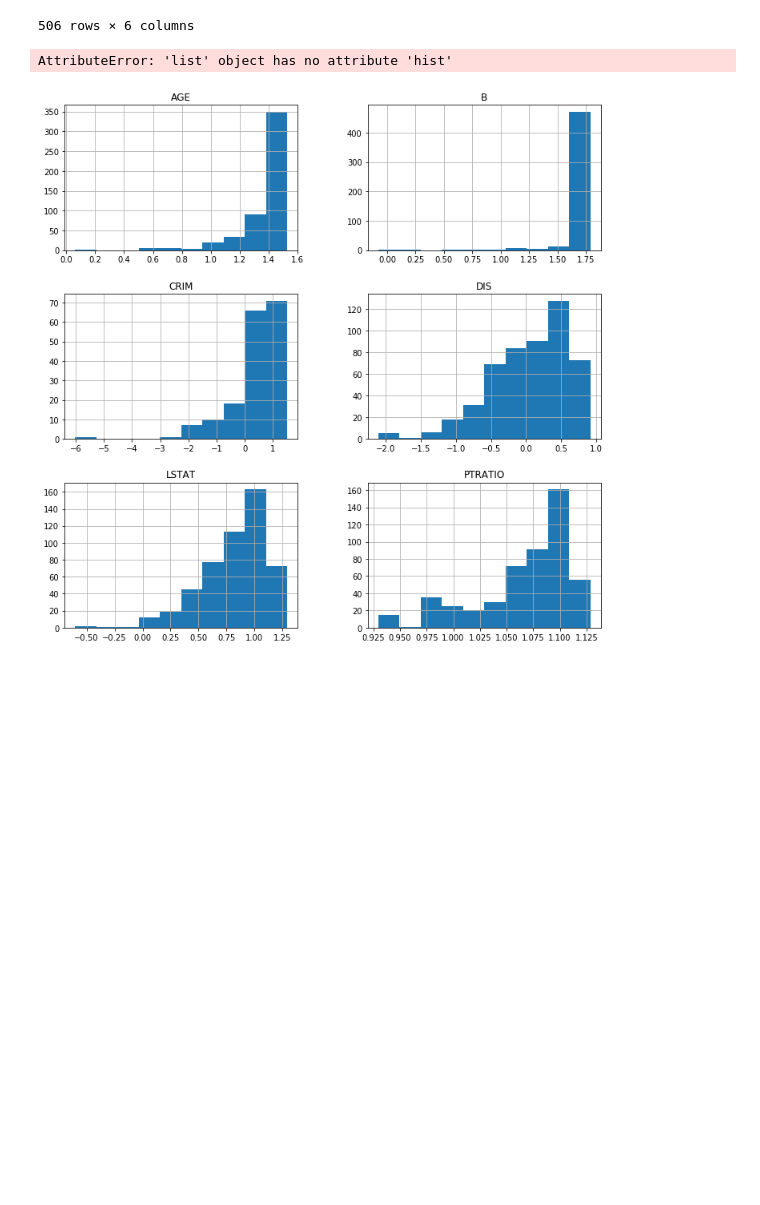
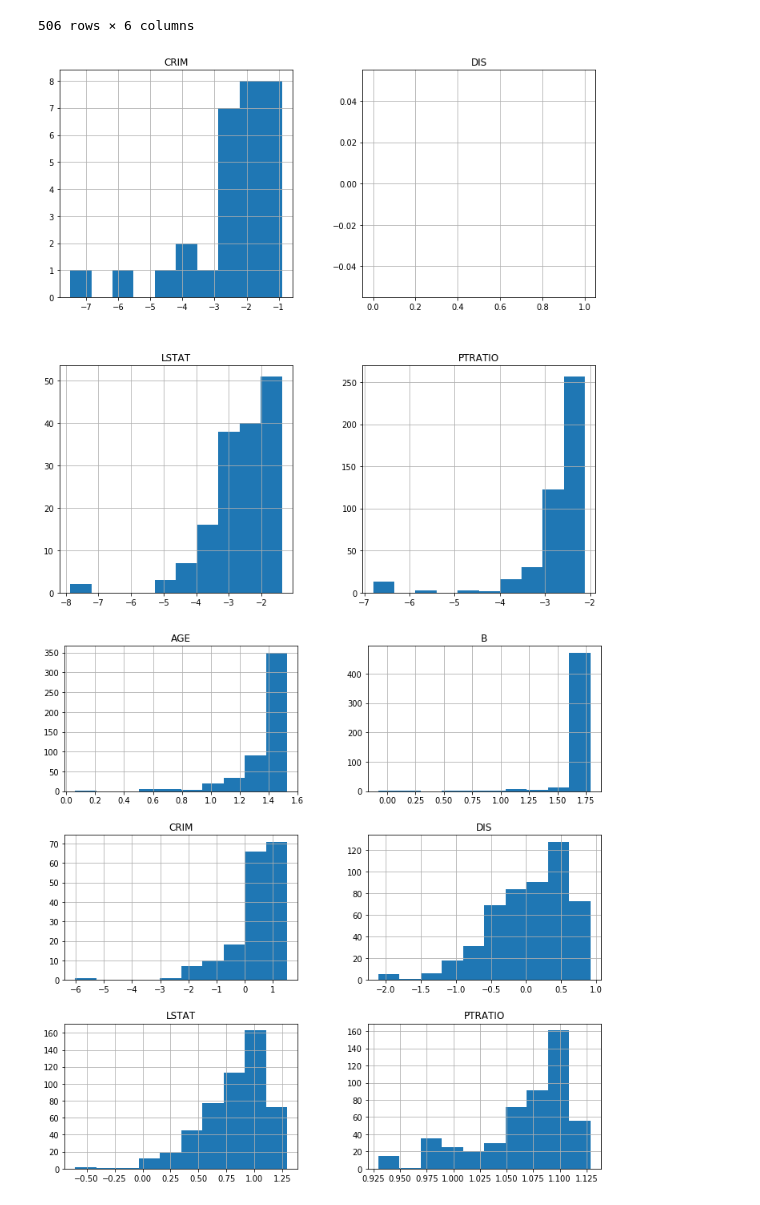
Before and after one commit to matthew-d-oliver/dsc-feature-scaling-and-normalization-lab-nyc-ds-082619, a Jupyter notebook: index.ipynb, the cells around one changed output. Saved outputs shown, nothing was run; the diff lists cells and outputs as text; code cells hidden in the pictures; blank space fills up the shorter version.

```diff
--- a/index.ipynb
+++ b/index.ipynb
@@ -95,9 +95,9 @@ df
 | 505 | NaN | 1.479779 | -0.085243 | 1.113344 | 1.789036 | 0.724805 |
 506 rows × 6 columns
 # %%
-wanted_names.hist(figsize=[12,12]);
+df_logger.hist(figsize=[12,12]);
 # %% [output]
-AttributeError: 'list' object has no attribute 'hist'
+[figure, added]
 # %%
 df.hist(figsize=[12,12]);
 # %% [output]
```
Also changed, not shown: parts of 1 cell of this notebook.
